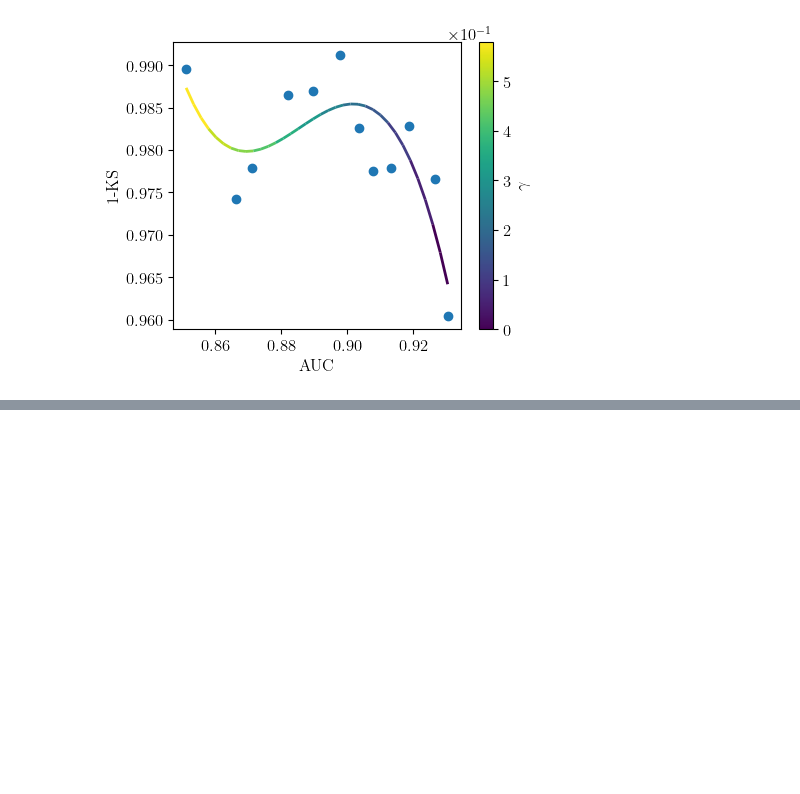
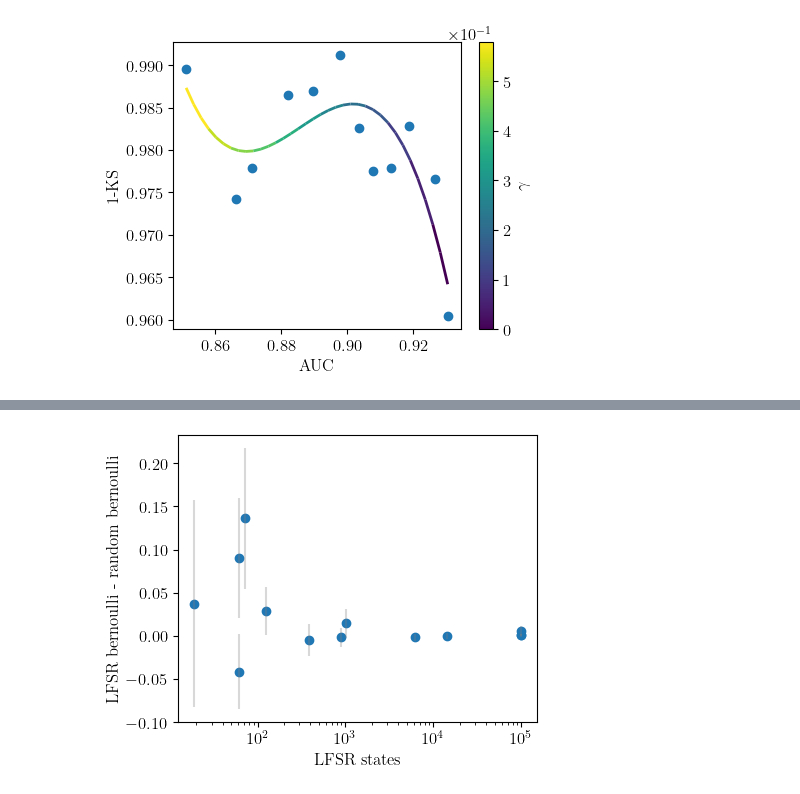
Before and after one commit to makoeppel/tau_3mu, a Jupyter notebook: main.ipynb, the cells around one changed output, grey strips where cells are left out. Cells and saved outputs as stored; diff of their text form; code cells hidden in the pictures; blank space fills up the shorter version.

```diff
--- a/main.ipynb
+++ b/main.ipynb
@@ -777,0 +795,14 @@ DONE
+# %%
+# plot
+fig, ax = std_fig()
+
+ax.scatter(x, y)
+ax.errorbar(x, y, yerr=yerr, alpha=0.3, fmt='none', color="gray")
+ax.set_xscale("log")
+
+ax.set_xlabel(r"LFSR states", fontsize=12)
+ax.set_ylabel(r"LFSR bernoulli - random bernoulli", fontsize=12)
+plt.savefig("lfsr.pdf")
+plt.show()
+# %% [output]
+[figure, added]
```
Also changed, not shown: parts of 3 cells of this notebook.
